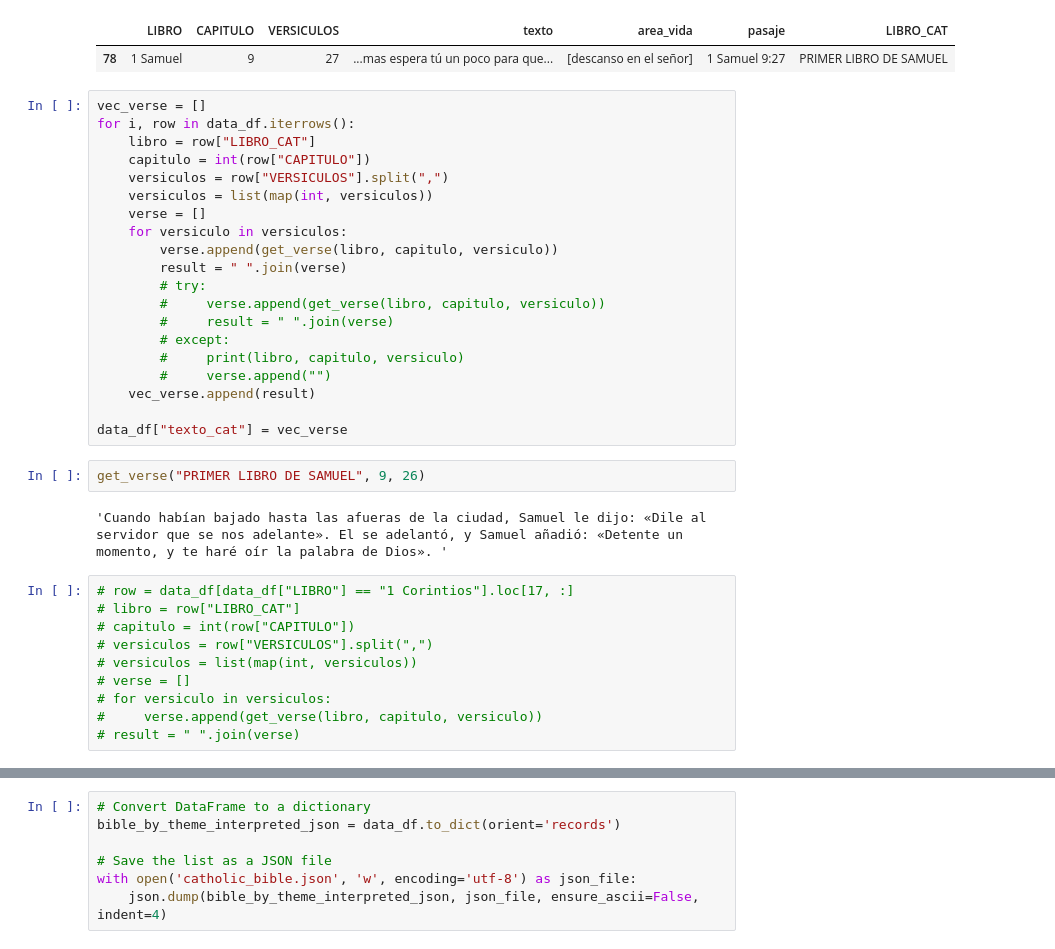
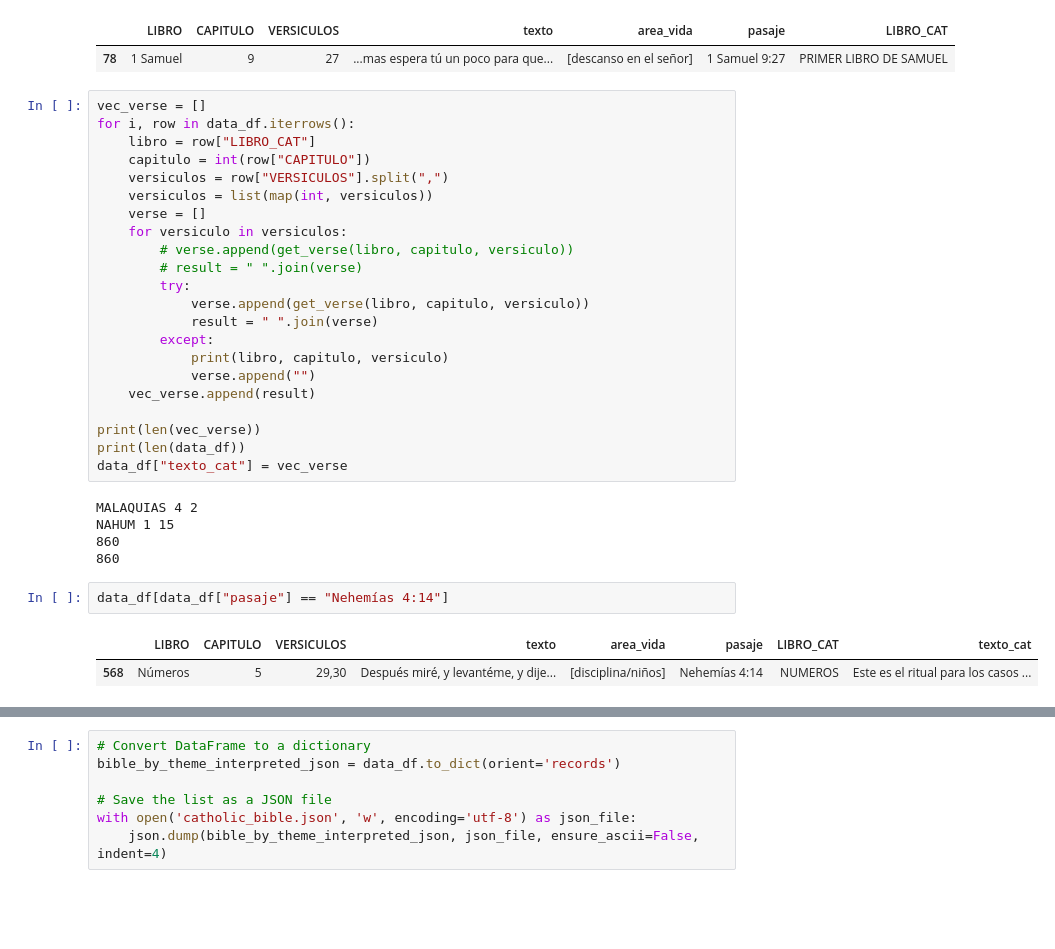
Before and after one commit to orare-tfm/orare-model, a Jupyter notebook: bible/data/catholic_bile.ipynb, the cells around one changed output, grey strips where cells are left out. Cells and saved outputs as stored; diff of their text form; blank space fills up the shorter version.

```diff
--- a/bible/data/catholic_bile.ipynb
+++ b/bible/data/catholic_bile.ipynb
@@ -196,28 +192,26 @@ for i, row in data_df.iterrows():
     versiculos = list(map(int, versiculos))
     verse = []
     for versiculo in versiculos:
-        verse.append(get_verse(libro, capitulo, versiculo))
-        result = " ".join(verse)
-        # try:
-        #     verse.append(get_verse(libro, capitulo, versiculo))
-        #     result = " ".join(verse)
-        # except:
-        #     print(libro, capitulo, versiculo)
-        #     verse.append("")
+        # verse.append(get_verse(libro, capitulo, versiculo))
+        # result = " ".join(verse)
+        try:
+            verse.append(get_verse(libro, capitulo, versiculo))
+            result = " ".join(verse)
+        except:
+            print(libro, capitulo, versiculo)
+            verse.append("")
     vec_verse.append(result)
 
+print(len(vec_verse))
+print(len(data_df))
 data_df["texto_cat"] = vec_verse
+# %% [output]
+MALAQUIAS 4 2
+NAHUM 1 15
+860
+860
-# %%
-get_verse("PRIMER LIBRO DE SAMUEL", 9, 26)
-# %% [output]
-'Cuando habían bajado hasta las afueras de la ciudad, Samuel le dijo: «Dile al servidor que se nos adelante». El se adelantó, y Samuel añadió: «Detente un momento, y te haré oír la palabra de Dios». '
-# %%
-# row = data_df[data_df["LIBRO"] == "1 Corintios"].loc[17, :]
-# libro = row["LIBRO_CAT"]
-# capitulo = int(row["CAPITULO"])
-# versiculos = row["VERSICULOS"].split(",")
-# versiculos = list(map(int, versiculos))
-# verse = []
-# for versiculo in versiculos:
-#     verse.append(get_verse(libro, capitulo, versiculo))
-# result = " ".join(verse)
+# %%
+data_df[data_df["pasaje"] == "Nehemías 4:14"]
+# %% [output]
+|  | LIBRO | CAPITULO | VERSICULOS | texto | area_vida | pasaje | LIBRO_CAT | texto_cat |
+| 568 | Números | 5 | 29,30 | Después miré, y levantéme, y dije... | [disciplina/niños] | Nehemías 4:14 | NUMEROS | Este es el ritual para los casos ... |
```
Also changed, not shown: parts of 9 cells of this notebook.
